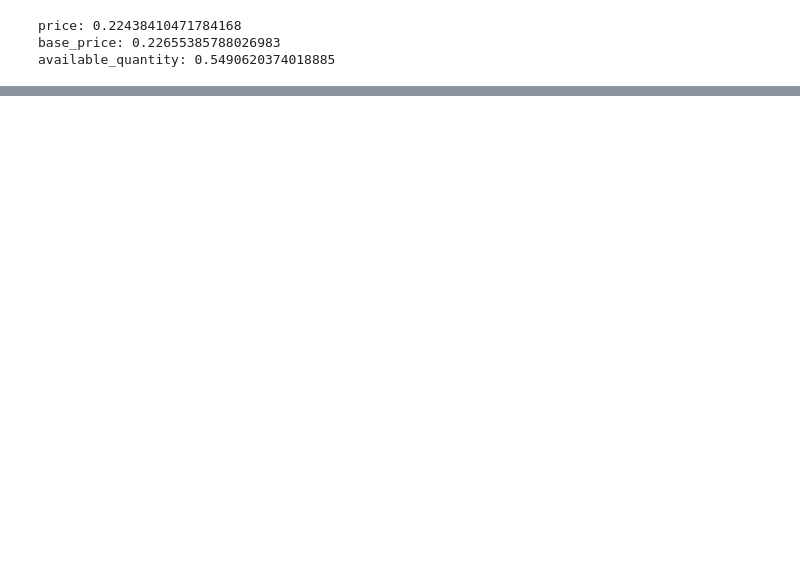
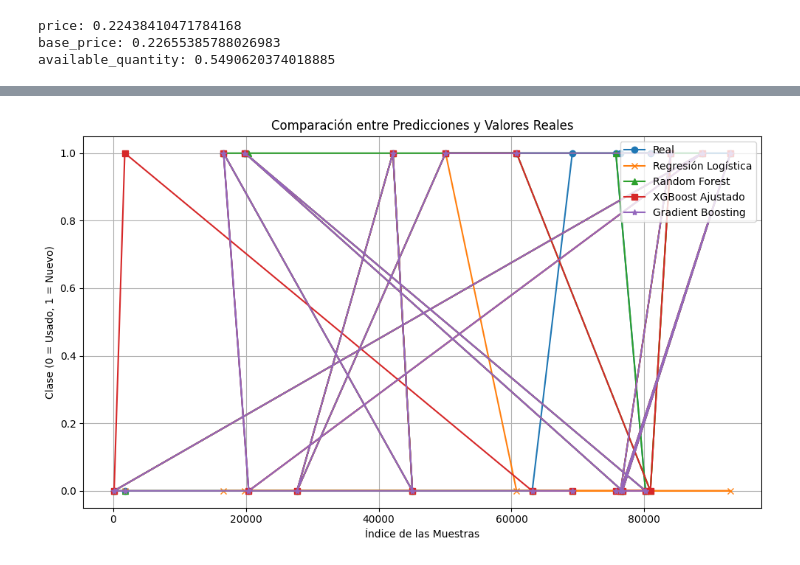
Before and after one commit to jalvergara/model_training, a Jupyter notebook: Notebooks/002_Model.ipynb, the cells around one changed output, grey strips where cells are left out. Drawn from its saved outputs; the diff is of its cells as text; code cells hidden in the pictures; blank space fills up the shorter version.

```diff
--- a/Notebooks/002_Model.ipynb
+++ b/Notebooks/002_Model.ipynb
@@ -127,0 +227,19 @@ available_quantity: 0.5490620374018885
+# %%
+import pandas as pd
+
+y_pred_logreg = logreg_model.predict(X_test)  # Regresión logística
+y_pred_rf = rf_model.predict(X_test)  # Random Forest
+y_pred_xgb = xgb_model.predict(X_test)  # XGBoost ajustado
+y_pred_gb = gb_model.predict(X_test)  # Gradient Boosting
+
+
+comparison_df = pd.DataFrame({
+    'Real': y_test,
+    'Regresión Logística': y_pred_logreg,
+    'Random Forest': y_pred_rf,
+    'XGBoost Ajustado': y_pred_xgb,
+    'Gradient Boosting': y_pred_gb
+})
+
+# Mostrar las primeras filas para analizar las comparaciones
+print(comparison_df.head(20))
@@ -127,0 +264,24 @@ available_quantity: 0.5490620374018885
+# %%
+import matplotlib.pyplot as plt
+
+subset_comparison_df = comparison_df.head(20)
+
+plt.figure(figsize=(10, 6))
+
+
+plt.plot(subset_comparison_df.index, subset_comparison_df['Real'], label='Real', marker='o')
+plt.plot(subset_comparison_df.index, subset_comparison_df['Regresión Logística'], label='Regresión Logística', marker='x')
+plt.plot(subset_comparison_df.index, subset_comparison_df['Random Forest'], label='Random Forest', marker='^')
+plt.plot(subset_comparison_df.index, subset_comparison_df['XGBoost Ajustado'], label='XGBoost Ajustado', marker='s')
+plt.plot(subset_comparison_df.index, subset_comparison_df['Gradient Boosting'], label='Gradient Boosting', marker='*')
+
+plt.title('Comparación entre Predicciones y Valores Reales')
+plt.xlabel('Índice de las Muestras')
+plt.ylabel('Clase (0 = Usado, 1 = Nuevo)')
+plt.legend(loc='upper right')
+plt.grid(True)
+
+plt.tight_layout()
+plt.show()
+# %% [output]
+[figure, added]
```
Also changed, not shown: parts of 24 cells of this notebook, 2 other files.
